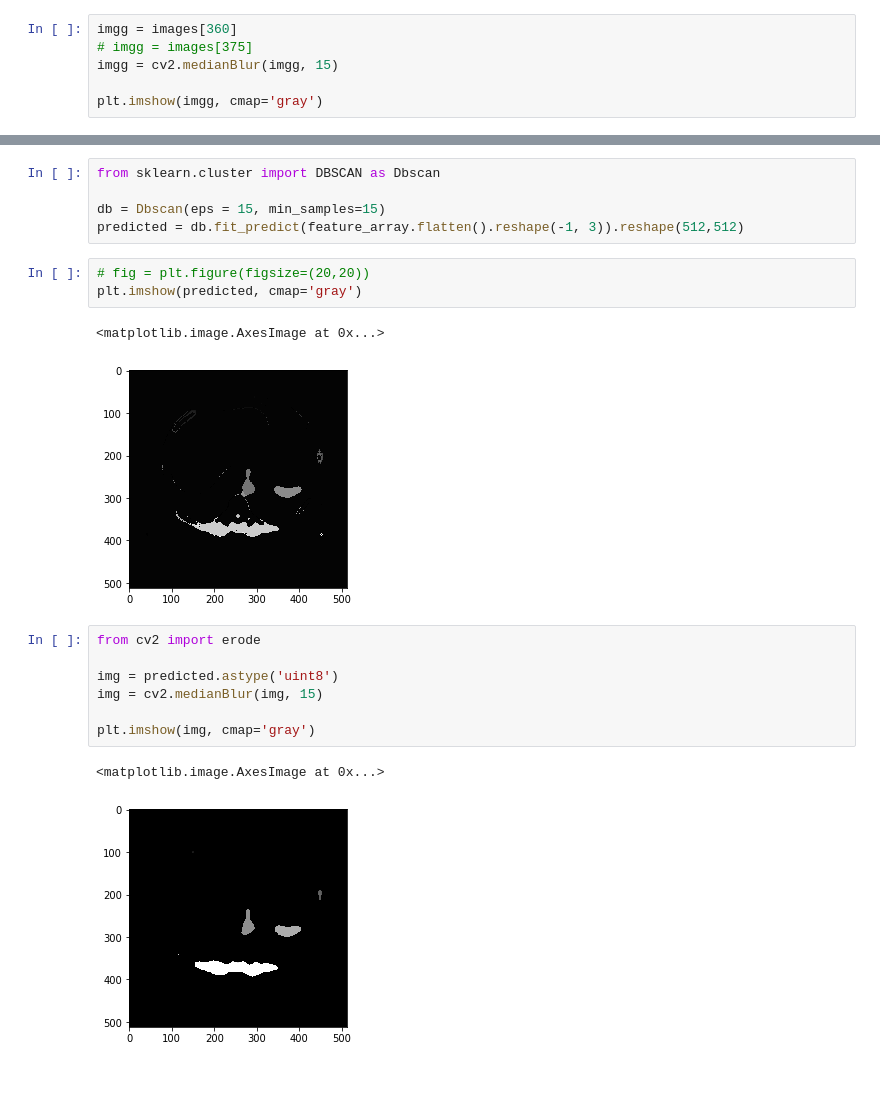
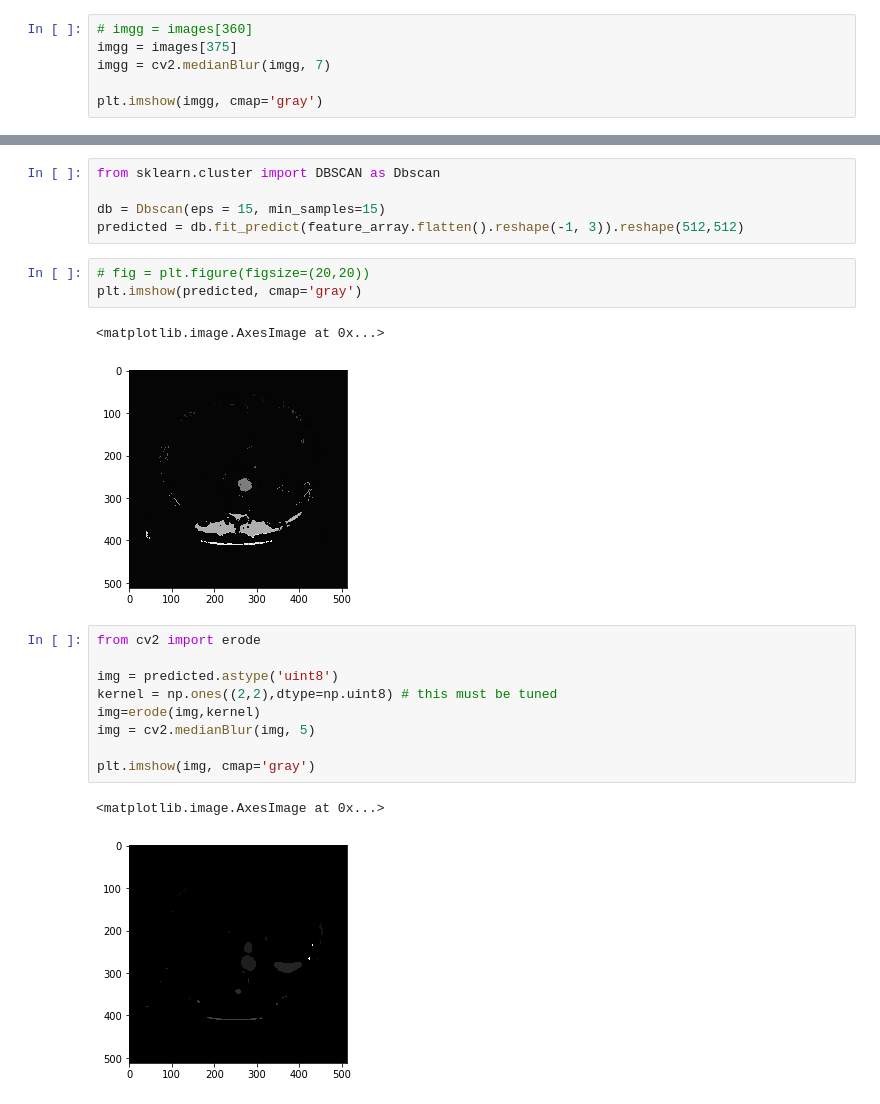
Before and after one commit to IUCVLab/ctscan, a Jupyter notebook: notebooks/Aorta Segmentation of CT scan Images.ipynb, the cells around one changed output, grey strips where cells are left out. Saved outputs shown, nothing was run; the diff lists cells and outputs as text.

```diff
--- a/notebooks/Aorta Segmentation of CT scan Images.ipynb
+++ b/notebooks/Aorta Segmentation of CT scan Images.ipynb
@@ -48,9 +48,9 @@ def plot_ct_scan(scan):
 
 plot_ct_scan(images)
 # %%
-imgg = images[360]
-# imgg = images[375]
-imgg = cv2.medianBlur(imgg, 15)
+# imgg = images[360]
+imgg = images[375]
+imgg = cv2.medianBlur(imgg, 7)
 
 plt.imshow(imgg, cmap='gray')
 # %% [output]
@@ -90,17 +90,19 @@ predicted = db.fit_predict(feature_array.flatten().reshape(-1, 3)).reshape(512,5
 plt.imshow(predicted, cmap='gray')
 # %% [output]
 <matplotlib.image.AxesImage at 0x...>
-[figure, old version]
+[figure, new version]
 # %%
 from cv2 import erode
 
 img = predicted.astype('uint8')
-img = cv2.medianBlur(img, 15)
+kernel = np.ones((2,2),dtype=np.uint8) # this must be tuned
+img=erode(img,kernel)
+img = cv2.medianBlur(img, 5)
 
 plt.imshow(img, cmap='gray')
 # %% [output]
 <matplotlib.image.AxesImage at 0x...>
-[figure, old version]
+[figure, new version]
 # %%
 import math
 
```
Also changed, not shown: parts of 4 cells of this notebook.
